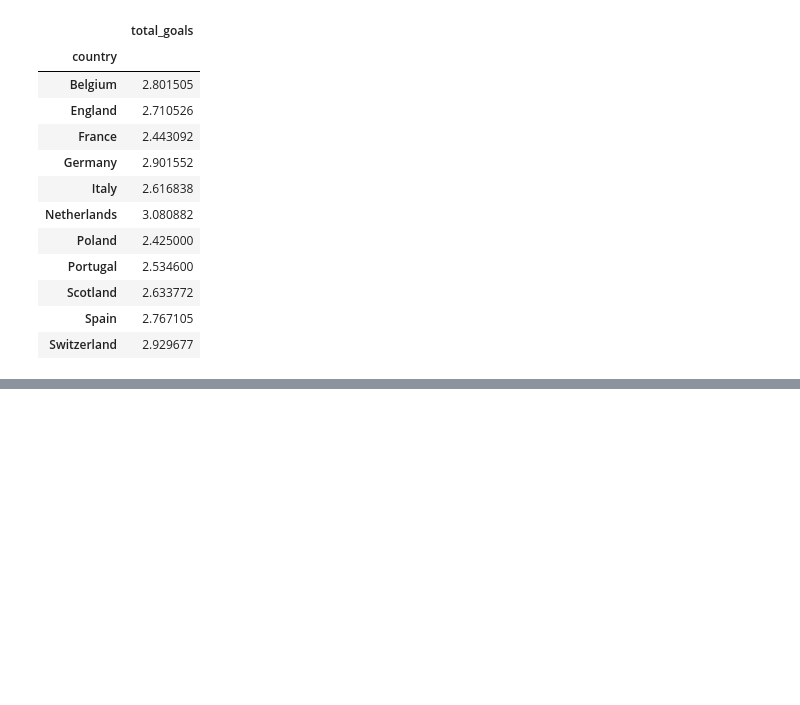
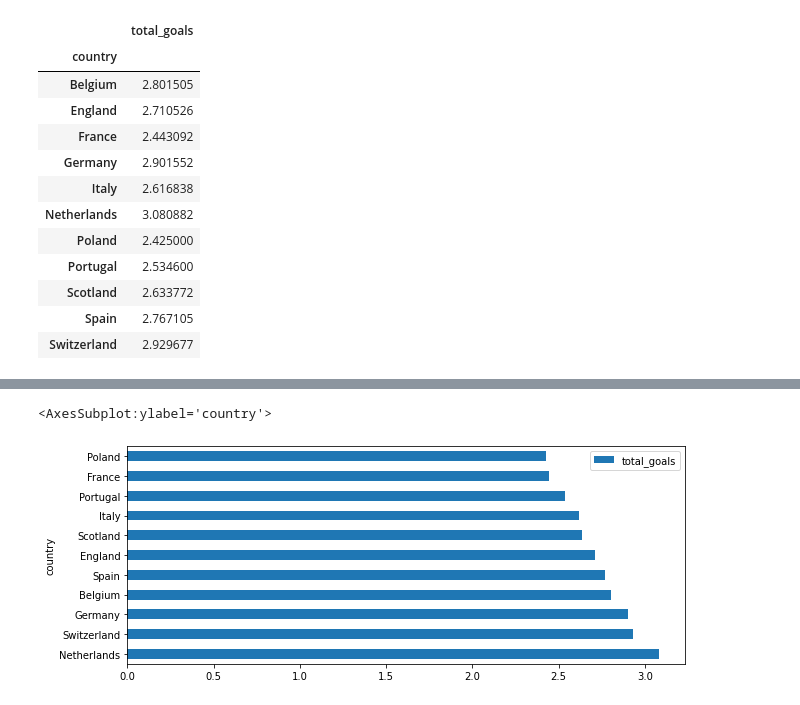
Before and after one commit to alx2202/DataAnalysis, a Jupyter notebook: Day15/ex_1.ipynb, the cells around one changed output, grey strips where cells are left out. Cells and saved outputs as stored; diff of their text form; code cells hidden in the pictures; blank space fills up the shorter version.

```diff
--- a/Day15/ex_1.ipynb
+++ b/Day15/ex_1.ipynb
@@ -63,0 +144,5 @@ mean_goals
+# %%
+mean_goals.sort_values('total_goals', ascending=False).plot(kind='barh', figsize=(10, 4))
+# %% [output]
+<AxesSubplot:ylabel='country'>
+[figure, added]
```
Also changed, not shown: parts of 10 cells of this notebook.
